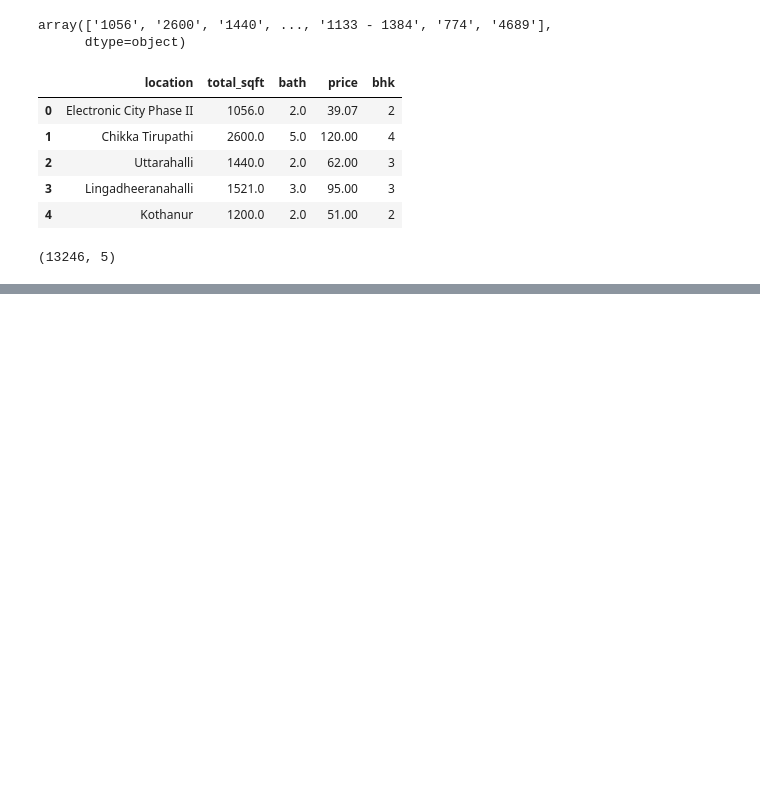
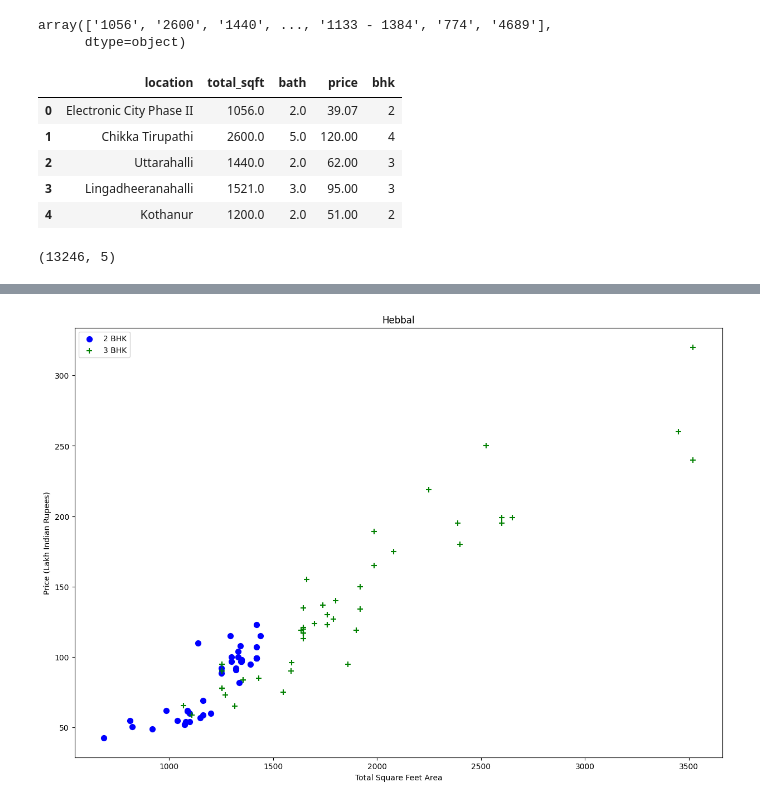
Before and after one commit to niranjan310504/RealEstatePricePridiction, a Jupyter notebook: realEstatePricePrediction.ipynb, the cells around one changed output, grey strips where cells are left out. Cells and saved outputs as stored; diff of their text form; code cells hidden in the pictures; blank space fills up the shorter version.

```diff
--- a/realEstatePricePrediction.ipynb
+++ b/realEstatePricePrediction.ipynb
@@ -135,0 +288,4 @@ check changes on github
+# %%
+plot_scatter_chart(df8,"Hebbal")
+# %% [output]
+[figure, added]
```
Also changed, not shown: parts of 39 cells of this notebook.
